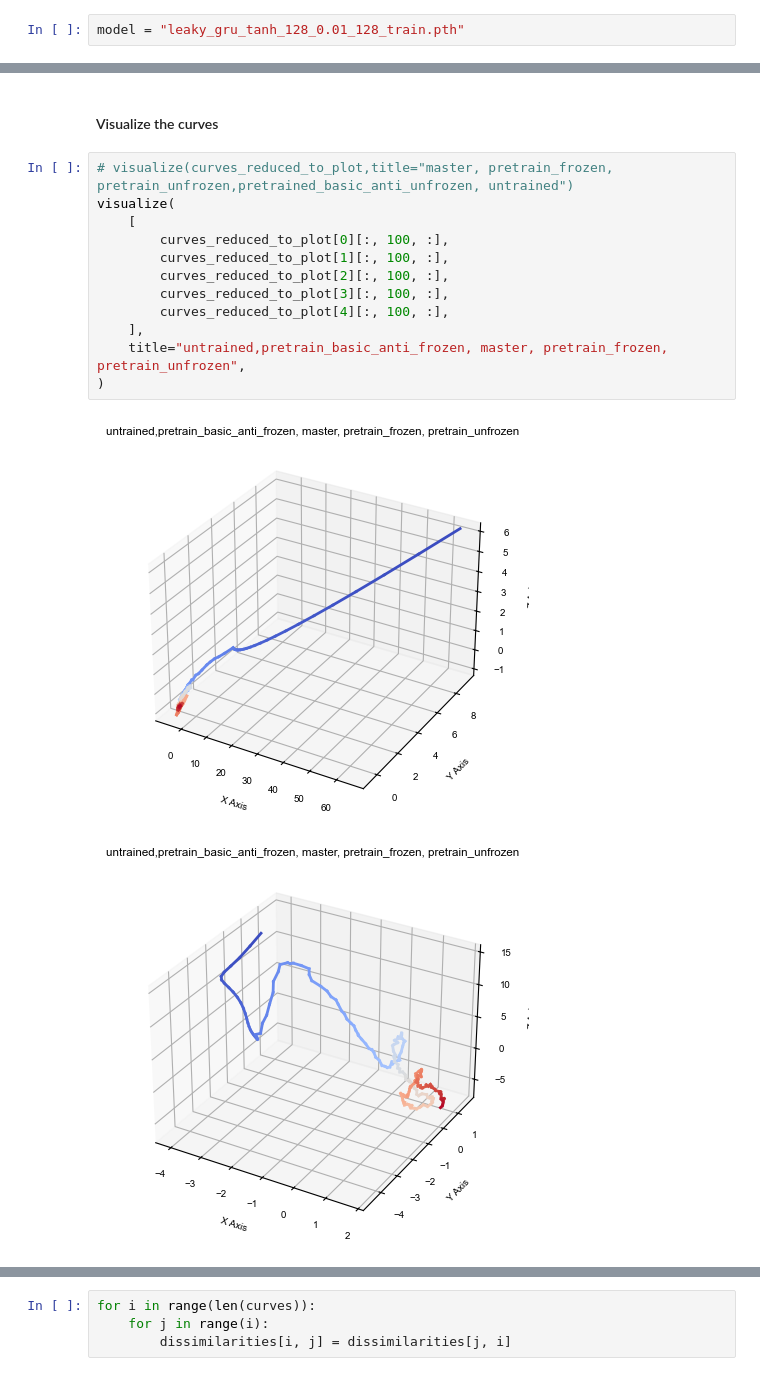
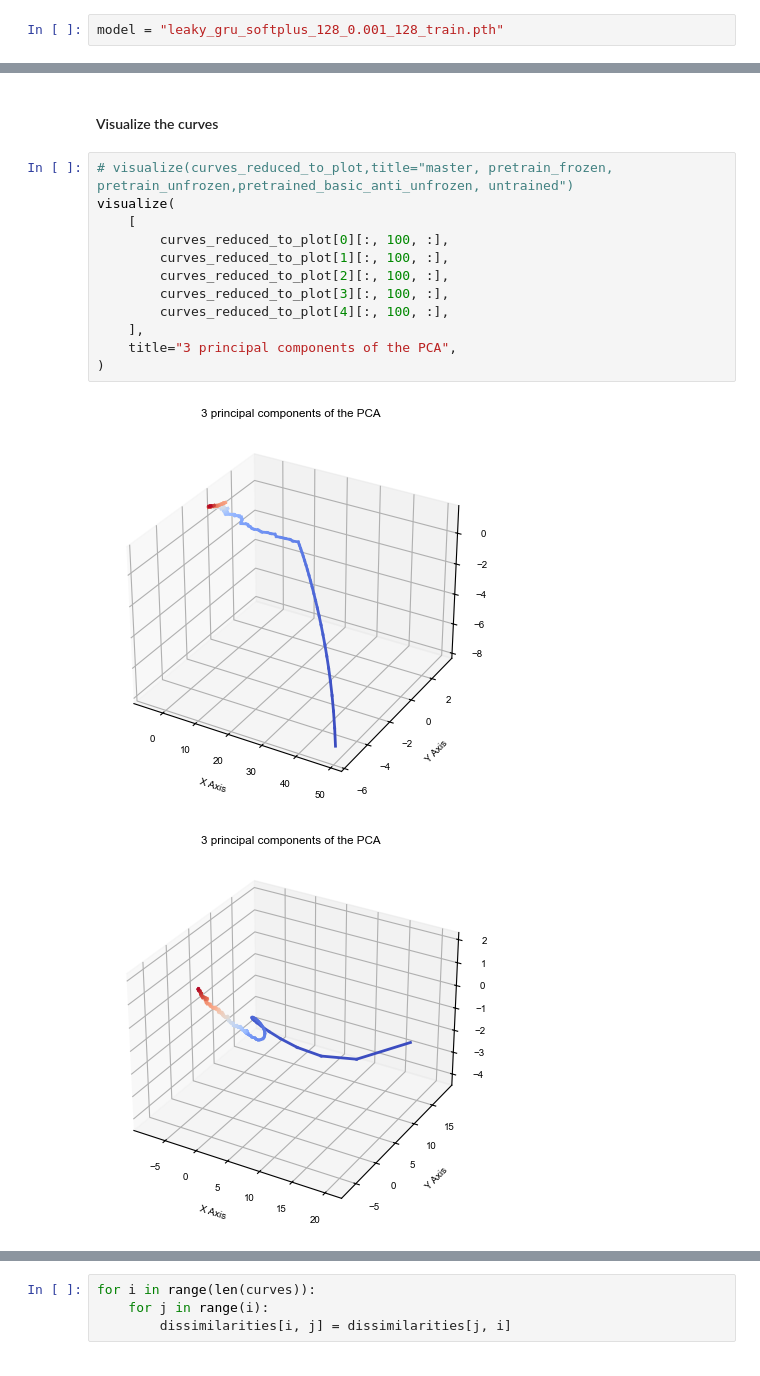
Before and after one commit to qglht/RepAL, a Jupyter notebook: notebooks/analysis_rnn_sample.ipynb, the cells around one changed output, grey strips where cells are left out. Saved outputs shown, nothing was run; the diff lists cells and outputs as text.

```diff
--- a/notebooks/analysis_rnn_sample.ipynb
+++ b/notebooks/analysis_rnn_sample.ipynb
@@ -76,7 +76,7 @@ def get_dynamics_rnn(rnn_type, activation, hidden_size, lr, model, group,device,
 # %% [markdown]
 ### Get dynamics to plot
 # %%
-model = "leaky_gru_tanh_128_0.01_128_train.pth"
+model = "leaky_gru_softplus_128_0.001_128_train.pth"
 # %% [markdown]
 #### Pretrain unfrozen
 # %%
@@ -138,15 +126,15 @@ explained_variance
 # %%
 # visualize(curves_reduced_to_plot,title="master, pretrain_frozen, pretrain_unfrozen,pretrained_basic_anti_unfrozen, untrained")
 visualize(
     [
         curves_reduced_to_plot[0][:, 100, :],
         curves_reduced_to_plot[1][:, 100, :],
         curves_reduced_to_plot[2][:, 100, :],
         curves_reduced_to_plot[3][:, 100, :],
         curves_reduced_to_plot[4][:, 100, :],
     ],
-    title="untrained,pretrain_basic_anti_frozen, master, pretrain_frozen, pretrain_unfrozen",
+    title="3 principal components of the PCA",
 )
 # %% [output]
-[figure, old version]
+[figure, new version]
-[figure, old version]
+[figure, new version]
```
Also changed, not shown: parts of 5 cells of this notebook, 9 other files.
